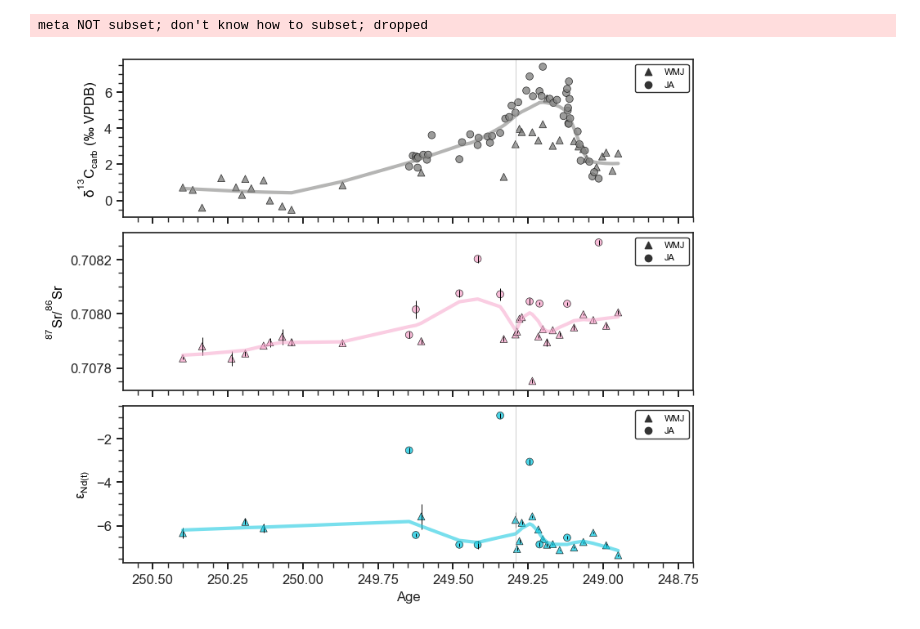
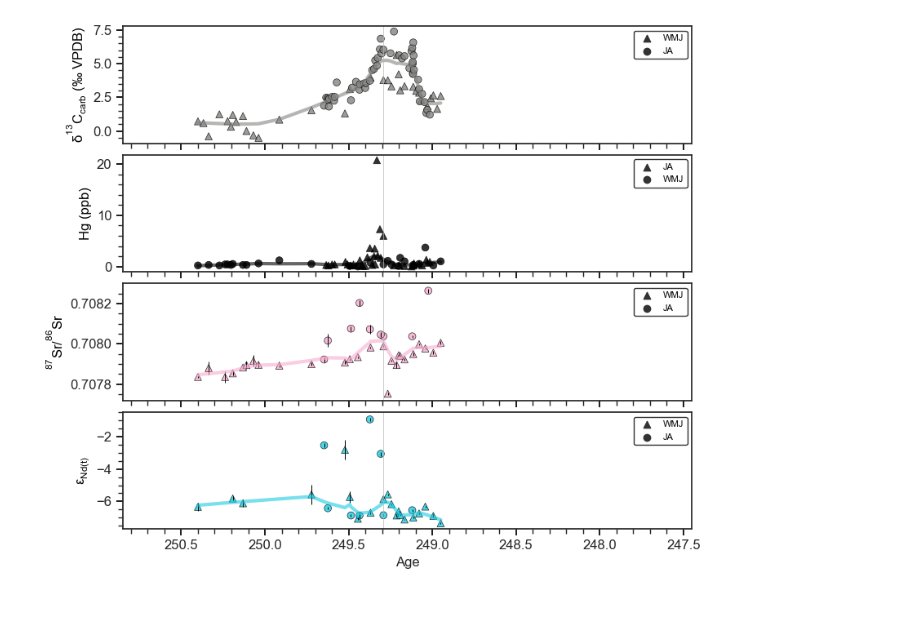
Before and after one commit to oluwaseun-edward/notebooks, a Jupyter notebook: Aged_plots.ipynb, the cells around one changed output. Drawn from its saved outputs; the diff is of its cells as text; code cells hidden in the pictures.

```diff
--- a/Aged_plots.ipynb
+++ b/Aged_plots.ipynb
@@ -25,8 +25,12 @@ save_path = '../plots/'
 Nd_data = pd.read_excel(filepath, sheet_name='Nd')
 Sr_data = pd.read_excel(filepath, sheet_name='Sr')
 d13C_data = pd.read_excel(filepath, sheet_name='d13C')
+Hg_data = pd.read_excel(filepath, sheet_name='Hg')
 
 #sort dataframes by Age column
 Nd_data.sort_values('Age')
 Sr_data.sort_values('Age')
 d13C_data.sort_values('Age')
+Hg_data.sort_values('Age')
+Nd_summary = Nd_data.groupby('Locality').describe()
+Nd_summary.to_excel(f'{save_path}Nd-summary.xlsx')
@@ -47,6 +37,9 @@ d13C_data.sort_values('Age')
 # %%
 d13C = d13C_data["d13C"]
 d13C_age = d13C_data["Age"]
+
+Hg = Hg_data["Hg"]
+Hg_age = Hg_data["Age"]
 
 Sr = Sr_data["Sr_iso"]
 Sr_age = Sr_data["Age"]
@@ -56,54 +49,57 @@ Ndt = Nd_data["eNd(t)"]
 Ndt_age = Nd_data["Age"]
 Ndt_err = Nd_data["eNd(t)_2sd"]
 # %%
-colors = ["#848482", "#f7accf", "#1ECBE1"]  # C, Sr, Nd
+colors = ["#848482","black",  "#f7accf", "#1ECBE1"]  # C, Hg, Sr, Nd
 markers = ['^', "o"]  # WMJ, JA
 f_size = 12
 s_factor = .25
 label_d13C = r'$\delta^{13}C_{carb}\;(‰\;VPDB)$'
+label_d13Corg = r'$\delta^{13}C_{org}\;(‰\;VPDB)$'
 label_Sr = r"$^{87}Sr/^{86}Sr$"
 label_Nd = "$\epsilon_{Nd(t)}$"
+label_Hg = "Hg (ppb)"
 # %%
 smoothed_d13C = lowess(d13C, d13C_age, frac=s_factor)
 smoothed_Sr = lowess(Sr, Sr_age, frac=s_factor)
+smoothed_Hg = lowess(Hg, Hg_age, frac=s_factor)
 smoothed_Nd = lowess(Ndt, Ndt_age, frac=.3)
 
-x_axis = [d13C_age, Sr_age, Ndt_age]
-y_axis = [d13C, Sr, Ndt]
-df = [d13C_data, Sr_data, Nd_data]
-y_err = [None, Sr_err, Ndt_err]
-labels = [label_d13C, label_Sr, label_Nd]
-smoothed = [smoothed_d13C, smoothed_Sr, smoothed_Nd]
+x_axis = [d13C_age, Hg_age, Sr_age, Ndt_age]
+y_axis = [d13C, Hg, Sr, Ndt]
+df = [d13C_data, Hg_data, Sr_data, Nd_data]
+y_err = [None, None, Sr_err, Ndt_err]
+labels = [label_d13C, label_Hg, label_Sr, label_Nd]
+smoothed = [smoothed_d13C, smoothed_Hg, smoothed_Sr, smoothed_Nd]
 # %%
-fig, ax = plt.subplots(nrows=3, ncols=1, figsize=(9, 8), sharex=True)
-(ax0, ax1, ax2) = ax
+fig, ax = plt.subplots(nrows=4, ncols=1, figsize=(9, 8), sharex=True)
+(ax0, ax1, ax2, ax3) = ax
 fig.subplots_adjust(hspace=0.1, wspace=0.25)
 
-axes = [ax0, ax1, ax2]
+axes = [ax0, ax1, ax2, ax3]
 
 ax = plt.gca()
 
-for i in range(1, 3, 1):
+for i in range(2, 4, 1):
     axes[i].errorbar(x=x_axis[i], y=y_axis[i], xerr=None, yerr=y_err[i],
                      alpha=1, ecolor='black', markersize=20,
                      linestyle='none', elinewidth=0.7, capthick=0.5, mec='black')
 for i in range(len(axes)):
     axes[i].plot(smoothed[i][:, 0], smoothed[i][:, 1],
                  c=colors[i], linewidth=3, alpha=.6)
-for i in range(3):
+for i in range(4):
     sns.scatterplot(x=x_axis[i], y=y_axis[i], ax=axes[i], data=df[i], edgecolor="black",
                     alpha=.8, legend=True, style='Locality', markers=markers, s=40, color=colors[i]
                     )
     axes[i].invert_xaxis()
     axes[i].tick_params(labelsize=f_size, color="black",)
-    axes[i].set_xlim(250.6, 248.7)
+    axes[i].set_xlim(250.85, 247.45)
     axes[i].set_ylabel(labels[i], fontsize=f_size, c="black")
     axes[i].legend(loc='upper right', ncols=1, fontsize=8, labelcolor='black',
                    markerscale=1, edgecolor='black')
     axes[i].minorticks_on()
     axes[i].axvline(x=249.292, linewidth=.5, color="#b8b8b8", linestyle='-')
 
-plt.savefig(f'{save_path}Nd_Sr.pdf')
+# plt.savefig(f'{save_path}Nd_Sr.pdf')
+# plt.savefig(f'{save_path}manuscript_figures/Nd_Sr.png')
 # %% [output]
-meta NOT subset; don't know how to subset; dropped
-[figure, old version]
+[figure, new version]
```
Also changed, not shown: parts of 8 cells of this notebook, 4 other files.
